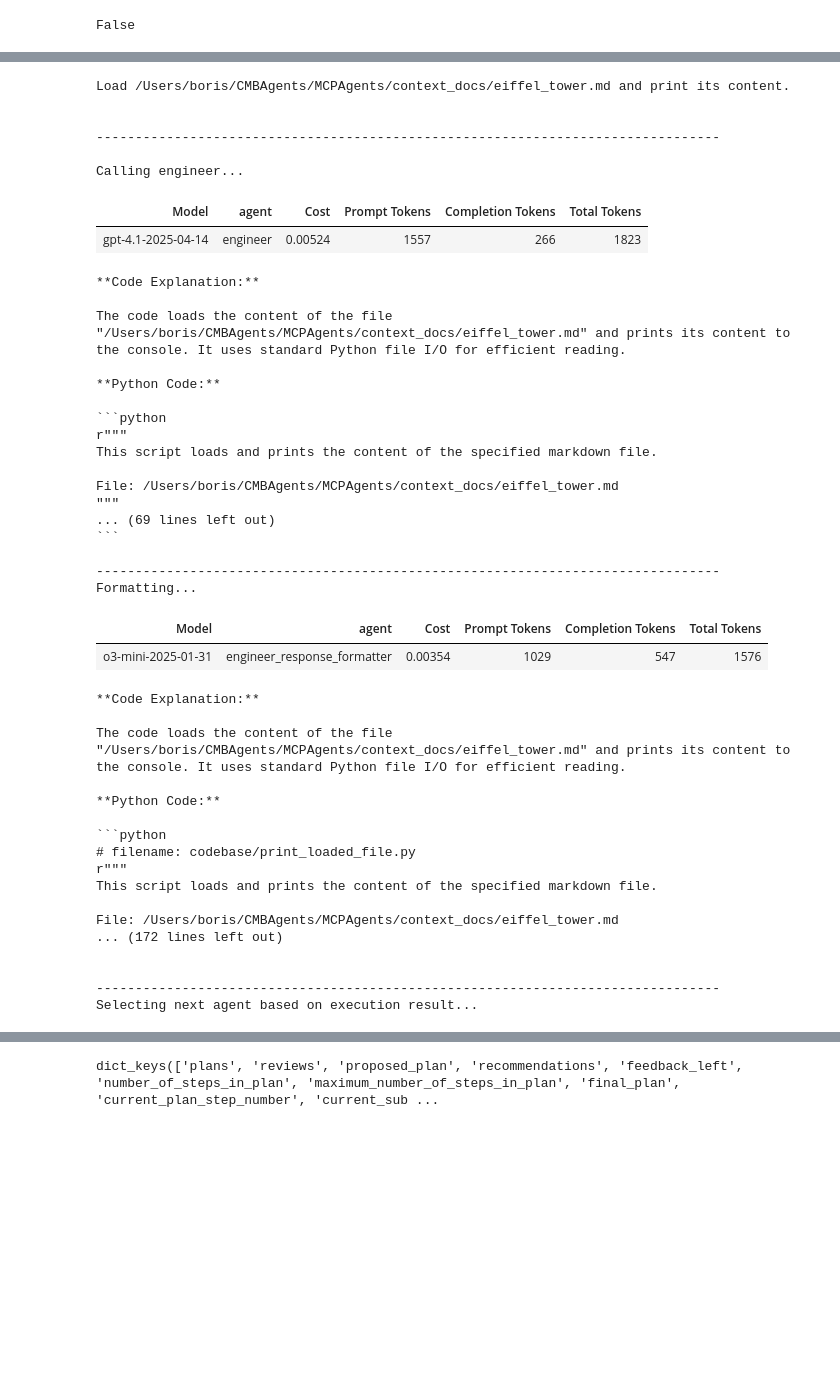
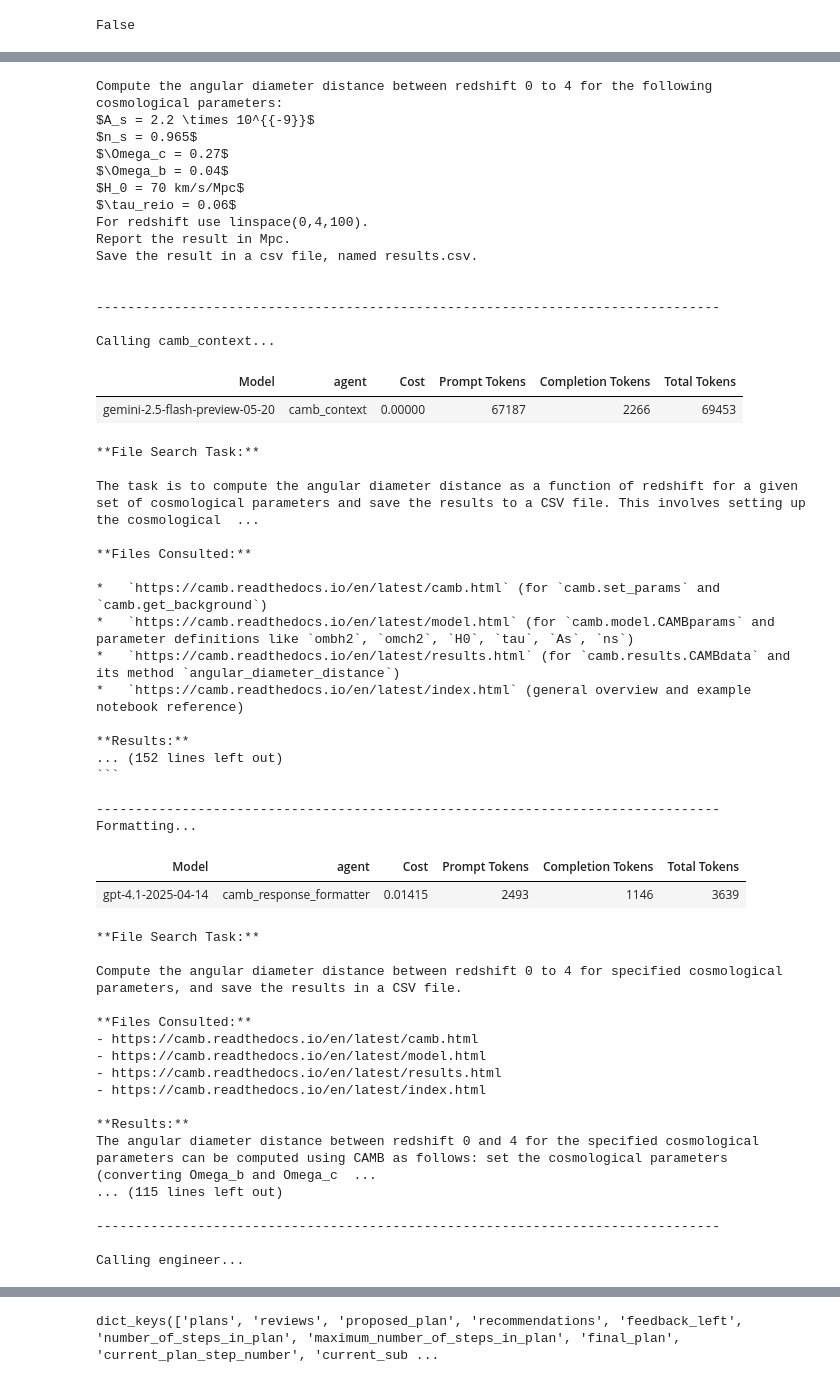
Before and after one commit to CMBAgents/cmbagent, a Jupyter notebook: docs/notebooks/cmbagent_beta3_compute_cls_camb_context.ipynb, the cells around one changed output, grey strips where cells are left out. Cells and saved outputs as stored; diff of their text form; code cells hidden in the pictures; blank space fills up the shorter version.

````diff
--- a/docs/notebooks/cmbagent_beta3_compute_cls_camb_context.ipynb
+++ b/docs/notebooks/cmbagent_beta3_compute_cls_camb_context.ipynb
@@ -23,51 +139,62 @@ Load /Users/boris/CMBAgents/MCPAgents/context_docs/eiffel_tower.md and print its
 # %%
 results = cmbagent.one_shot(task,
                    max_rounds=20,
-                   agent='engineer',
+                   agent='camb_context',
+                   # agent='classy_context',
+                            # researcher_model='gpt-4o-mini',
                   )
 # %% [output]
-Load /Users/boris/CMBAgents/MCPAgents/context_docs/eiffel_tower.md and print its content.
+Compute the angular diameter distance between redshift 0 to 4 for the following cosmological parameters:
+$A_s = 2.2 \times 10^{{-9}}$
+$n_s = 0.965$
+$\Omega_c = 0.27$
+$\Omega_b = 0.04$
+$H_0 = 70 km/s/Mpc$
+$\tau_reio = 0.06$
+For redshift use linspace(0,4,100).
+Report the result in Mpc.
+Save the result in a csv file, named results.csv.
 
 
 --------------------------------------------------------------------------------
 
-Calling engineer...
+Calling camb_context...
 | Model | agent | Cost | Prompt Tokens | Completion Tokens | Total Tokens |
-| gpt-4.1-2025-04-14 | engineer | 0.00524 | 1557 | 266 | 1823 |
+| gemini-2.5-flash-preview-05-20 | camb_context | 0.00000 | 67187 | 2266 | 69453 |
-**Code Explanation:**
+**File Search Task:**
 
-The code loads the content of the file "/Users/boris/CMBAgents/MCPAgents/context_docs/eiffel_tower.md" and prints its content to the console. It uses standard Python file I/O for efficient reading.
+The task is to compute the angular diameter distance as a function of redshift for a given set of cosmological parameters and save the results to a CSV file. This involves setting up the cosmological  ...
 
-**Python Code:**
+**Files Consulted:**
 
-```python
-r"""
-This script loads and prints the content of the specified markdown file.
+*   `https://camb.readthedocs.io/en/latest/camb.html` (for `camb.set_params` and `camb.get_background`)
+*   `https://camb.readthedocs.io/en/latest/model.html` (for `camb.model.CAMBparams` and parameter definitions like `ombh2`, `omch2`, `H0`, `tau`, `As`, `ns`)
+*   `https://camb.readthedocs.io/en/latest/results.html` (for `camb.results.CAMBdata` and its method `angular_diameter_distance`)
+*   `https://camb.readthedocs.io/en/latest/index.html` (general overview and example notebook reference)
 
-File: /Users/boris/CMBAgents/MCPAgents/context_docs/eiffel_tower.md
-"""
-... (69 lines left out)
+**Results:**
+... (152 lines left out)
 ```
 
 --------------------------------------------------------------------------------
 Formatting...
 | Model | agent | Cost | Prompt Tokens | Completion Tokens | Total Tokens |
-| o3-mini-2025-01-31 | engineer_response_formatter | 0.00354 | 1029 | 547 | 1576 |
+| gpt-4.1-2025-04-14 | camb_response_formatter | 0.01415 | 2493 | 1146 | 3639 |
-**Code Explanation:**
+**File Search Task:**
 
-The code loads the content of the file "/Users/boris/CMBAgents/MCPAgents/context_docs/eiffel_tower.md" and prints its content to the console. It uses standard Python file I/O for efficient reading.
+Compute the angular diameter distance between redshift 0 to 4 for specified cosmological parameters, and save the results in a CSV file.
 
-**Python Code:**
+**Files Consulted:**
+- https://camb.readthedocs.io/en/latest/camb.html
+- https://camb.readthedocs.io/en/latest/model.html
+- https://camb.readthedocs.io/en/latest/results.html
+- https://camb.readthedocs.io/en/latest/index.html
 
-```python
-# filename: codebase/print_loaded_file.py
-r"""
-This script loads and prints the content of the specified markdown file.
-
-File: /Users/boris/CMBAgents/MCPAgents/context_docs/eiffel_tower.md
-... (172 lines left out)
-
+**Results:**
+The angular diameter distance between redshift 0 and 4 for the specified cosmological parameters can be computed using CAMB as follows: set the cosmological parameters (converting Omega_b and Omega_c  ...
+... (115 lines left out)
 
 --------------------------------------------------------------------------------
-Selecting next agent based on execution result...
+
+Calling engineer...
 | Model | agent | Cost | Prompt Tokens | Completion Tokens | Total Tokens |
````
Also changed, not shown: parts of 8 cells of this notebook.
